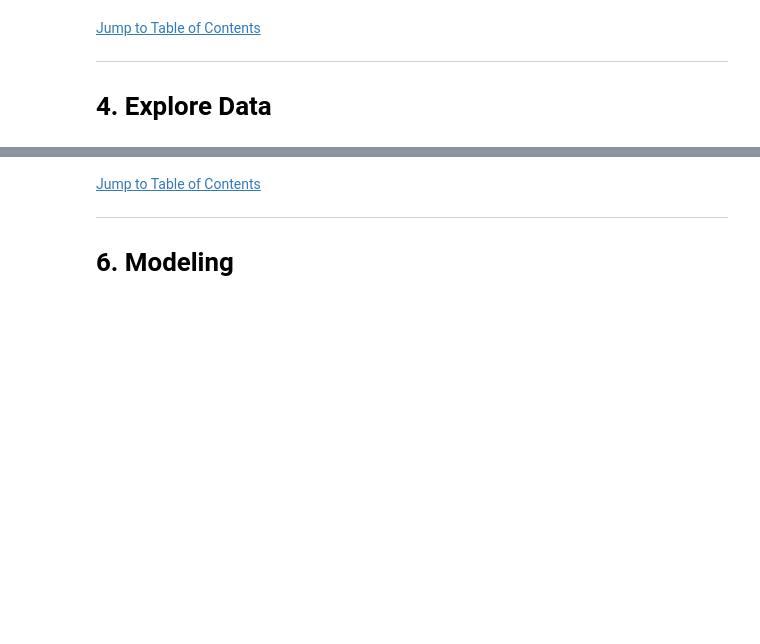
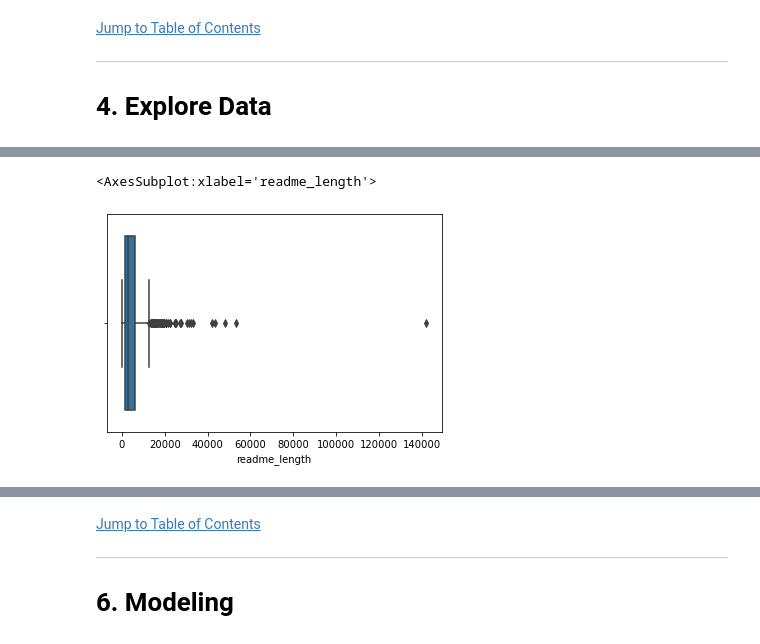
Before and after one commit to o0amandagomez0o/nlp_project-readme_prediction, a Jupyter notebook: final_language_prediction.ipynb, the cells around one changed output, grey strips where cells are left out. Drawn from its saved outputs; the diff is of its cells as text; code cells hidden in the pictures; blank space fills up the shorter version.

```diff
--- a/final_language_prediction.ipynb
+++ b/final_language_prediction.ipynb
@@ -92,0 +224,5 @@ ___
+# %%
+sns.boxplot(data=df, x='readme_length')
+# %% [output]
+<AxesSubplot:xlabel='readme_length'>
+[figure, added]
```
Also changed, not shown: parts of 83 cells of this notebook, 3 other files.
